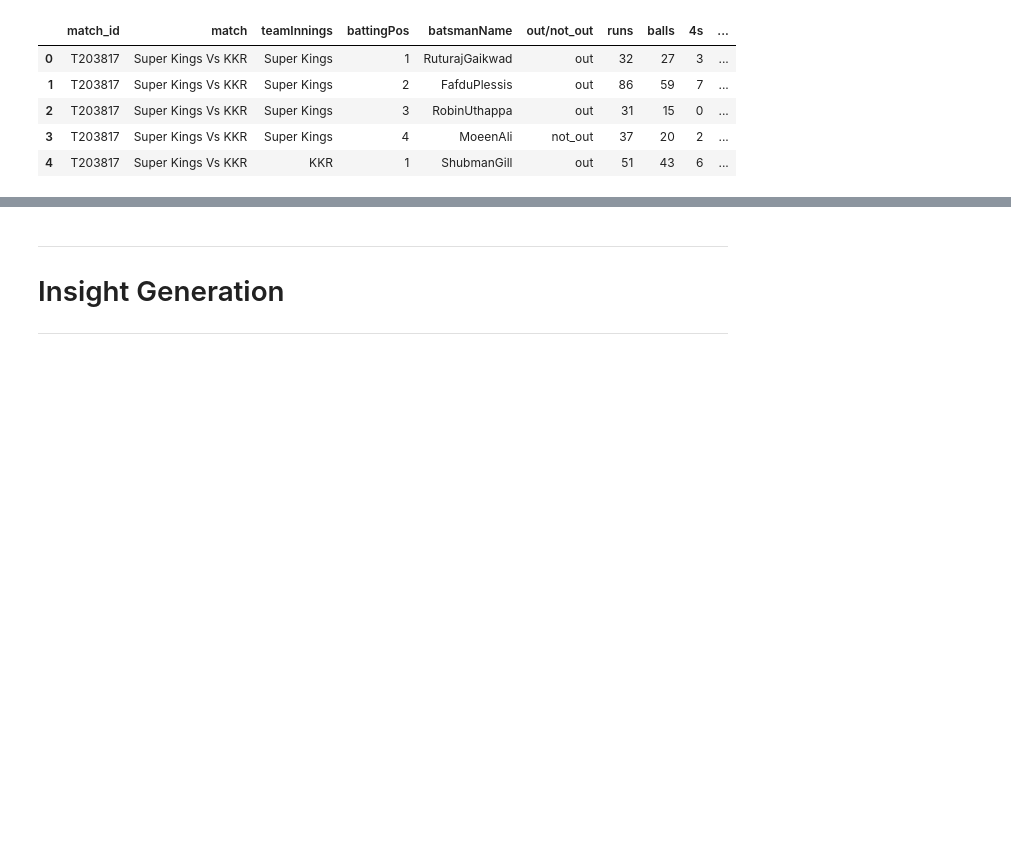
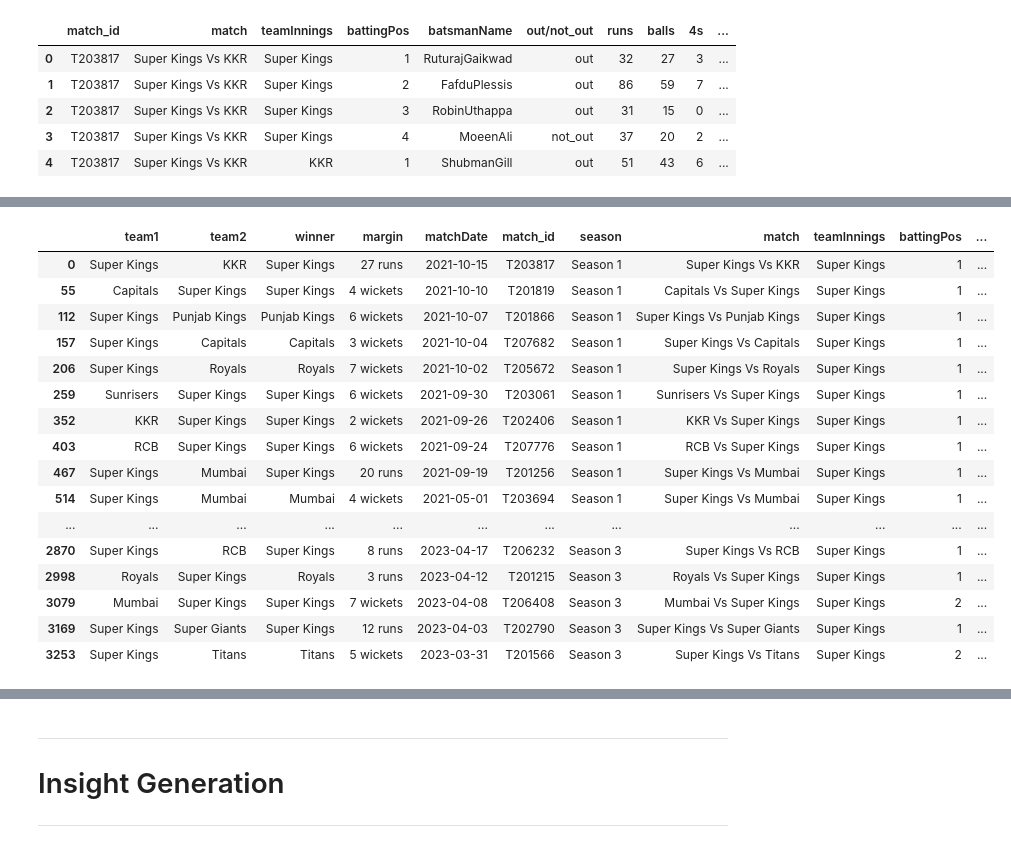
Before and after one commit to Gani25/python_weekdays_b1, a Jupyter notebook: projects/IPL Analysis.ipynb, the cells around one changed output, grey strips where cells are left out. Drawn from its saved outputs; the diff is of its cells as text; code cells hidden in the pictures; blank space fills up the shorter version.

Commit message:
Getting Eligible batsman

```diff
--- a/projects/IPL Analysis.ipynb
+++ b/projects/IPL Analysis.ipynb
@@ -332,0 +367,3 @@ df_fact_bating.head()
+# %%
+df_bating_season_merged = pd.merge( df_match_summary,df_fact_bating, on="match_id")
+df_bating_season_merged.head()
@@ -332,0 +377,20 @@ df_fact_bating.head()
+# %%
+df_bating_season_merged[df_bating_season_merged.batsmanName == "RuturajGaikwad"]
+# %% [output]
+|  | team1 | team2 | winner | margin | matchDate | match_id | season | match | teamInnings | battingPos | ... |
+| 0 | Super Kings | KKR | Super Kings | 27 runs | 2021-10-15 | T203817 | Season 1 | Super Kings Vs KKR | Super Kings | 1 | ... |
+| 55 | Capitals | Super Kings | Super Kings | 4 wickets | 2021-10-10 | T201819 | Season 1 | Capitals Vs Super Kings | Super Kings | 1 | ... |
+| 112 | Super Kings | Punjab Kings | Punjab Kings | 6 wickets | 2021-10-07 | T201866 | Season 1 | Super Kings Vs Punjab Kings | Super Kings | 1 | ... |
+| 157 | Super Kings | Capitals | Capitals | 3 wickets | 2021-10-04 | T207682 | Season 1 | Super Kings Vs Capitals | Super Kings | 1 | ... |
+| 206 | Super Kings | Royals | Royals | 7 wickets | 2021-10-02 | T205672 | Season 1 | Super Kings Vs Royals | Super Kings | 1 | ... |
+| 259 | Sunrisers | Super Kings | Super Kings | 6 wickets | 2021-09-30 | T203061 | Season 1 | Sunrisers Vs Super Kings | Super Kings | 1 | ... |
+| 352 | KKR | Super Kings | Super Kings | 2 wickets | 2021-09-26 | T202406 | Season 1 | KKR Vs Super Kings | Super Kings | 1 | ... |
+| 403 | RCB | Super Kings | Super Kings | 6 wickets | 2021-09-24 | T207776 | Season 1 | RCB Vs Super Kings | Super Kings | 1 | ... |
+| 467 | Super Kings | Mumbai | Super Kings | 20 runs | 2021-09-19 | T201256 | Season 1 | Super Kings Vs Mumbai | Super Kings | 1 | ... |
+| 514 | Super Kings | Mumbai | Mumbai | 4 wickets | 2021-05-01 | T203694 | Season 1 | Super Kings Vs Mumbai | Super Kings | 1 | ... |
+| ... | ... | ... | ... | ... | ... | ... | ... | ... | ... | ... | ... |
+| 2870 | Super Kings | RCB | Super Kings | 8 runs | 2023-04-17 | T206232 | Season 3 | Super Kings Vs RCB | Super Kings | 1 | ... |
+| 2998 | Royals | Super Kings | Royals | 3 runs | 2023-04-12 | T201215 | Season 3 | Royals Vs Super Kings | Super Kings | 1 | ... |
+| 3079 | Mumbai | Super Kings | Super Kings | 7 wickets | 2023-04-08 | T206408 | Season 3 | Mumbai Vs Super Kings | Super Kings | 2 | ... |
+| 3169 | Super Kings | Super Giants | Super Kings | 12 runs | 2023-04-03 | T202790 | Season 3 | Super Kings Vs Super Giants | Super Kings | 1 | ... |
+| 3253 | Super Kings | Titans | Titans | 5 wickets | 2023-03-31 | T201566 | Season 3 | Super Kings Vs Titans | Super Kings | 2 | ... |
```
Also changed, not shown: parts of 9 cells of this notebook.
